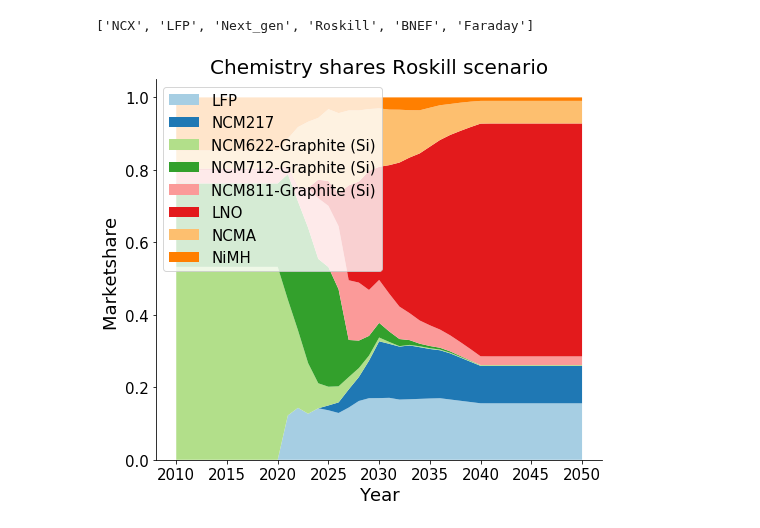
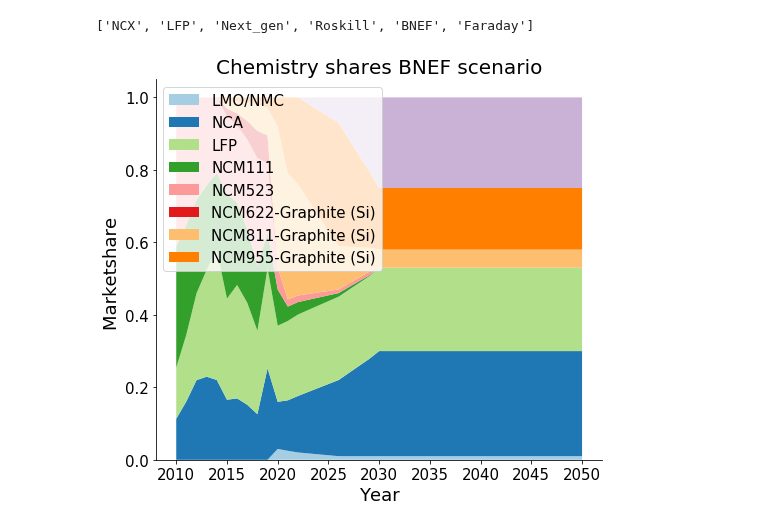
Before and after one commit to fernaag/V2G_in_EU, a Jupyter notebook: data/data_handling_scripts/batteryChemistry.ipynb, the cells around one changed output. Drawn from its saved outputs; the diff is of its cells as text; code cells hidden in the pictures.

Commit message:
Minor changes to plots and notebooks

```diff
--- a/data/data_handling_scripts/batteryChemistry.ipynb
+++ b/data/data_handling_scripts/batteryChemistry.ipynb
@@ -327,22 +327,22 @@ IndexTable.Classification[IndexTable.index.get_loc('Chemistry_Scenarios')].Items
 # %%
 from cycler import cycler
 import seaborn as sns
-r=5
+r=3
 custom_cycler = cycler(color=sns.color_palette('Paired', 20)) #'Set2', 'Paired', 'YlGnBu'
 fig, ax = plt.subplots(figsize=(8,7)) ### The legend is wrong
-s = 3
+s = 4
 ax.set_prop_cycle(custom_cycler)
 ax.stackplot(IndexTable.Classification[IndexTable.index.get_loc('Time')].Items[60:],
         [ChemArray[s,1,i,60:] for i in np.einsum('bt->b', ChemArray[s,1,:60:]).nonzero()[0].tolist()])
 ax.set_ylabel('Marketshare ',fontsize =18)
 right_side = ax.spines["right"]
 right_side.set_visible(False)
 top = ax.spines["top"]
 top.set_visible(False)
 #plt.grid()
 ax.legend([IndexTable.Classification[IndexTable.index.get_loc('Battery_Chemistry')].Items[i] for i in np.einsum('bt->b', ChemArray[s,1,:,70:]).nonzero()[0].tolist()], loc='upper left',prop={'size':15})
 ax.set_title('Chemistry shares {} scenario'.format(IndexTable.Classification[IndexTable.index.get_loc('Chemistry_Scenarios')].Items[s]), fontsize=20)
 ax.set_xlabel('Year',fontsize =18)
 ax.tick_params(axis='both', which='major', labelsize=15)
 # %% [output]
-[figure, old version]
+[figure, new version]
```
Also changed, not shown: 5 other files.
